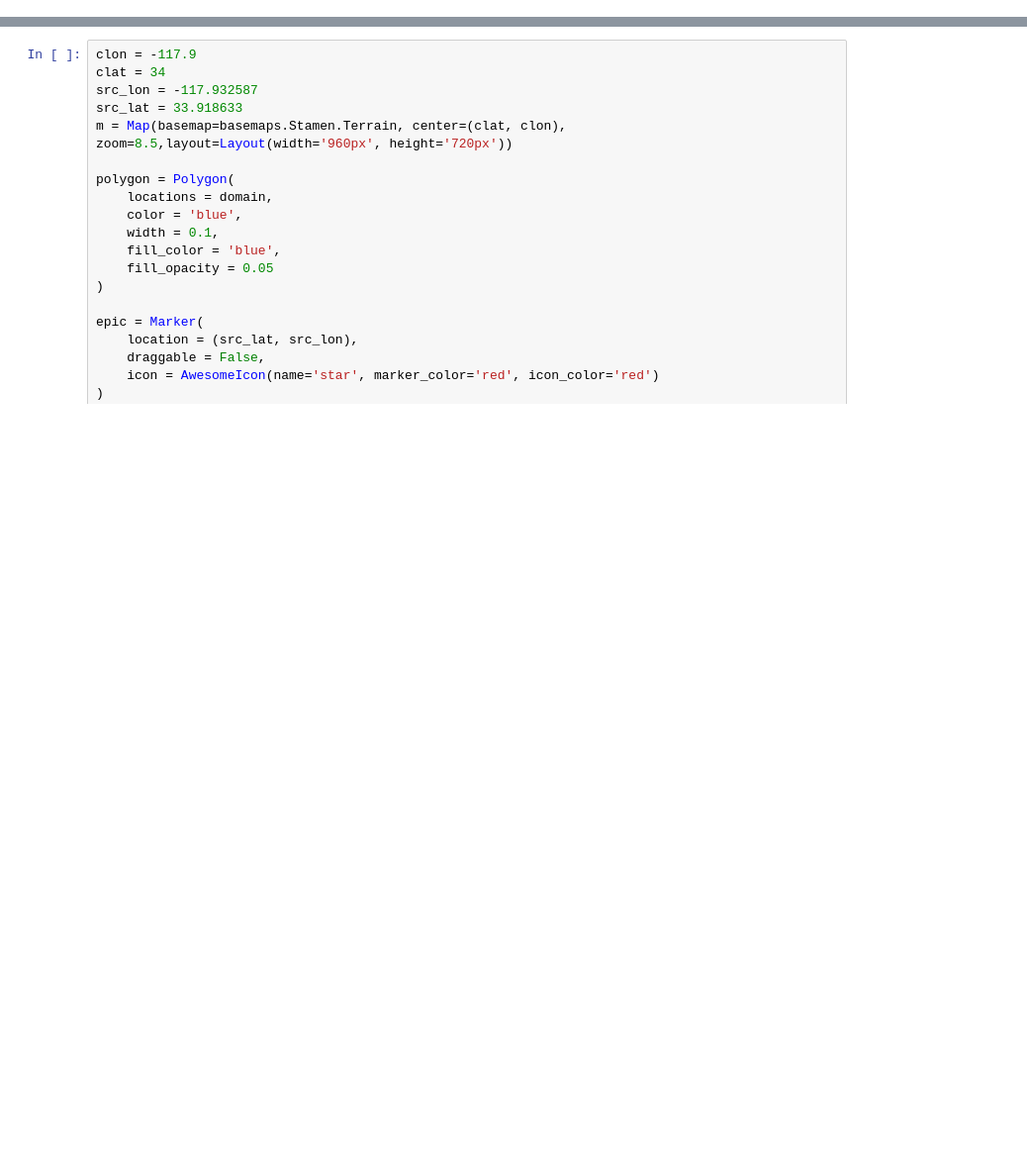
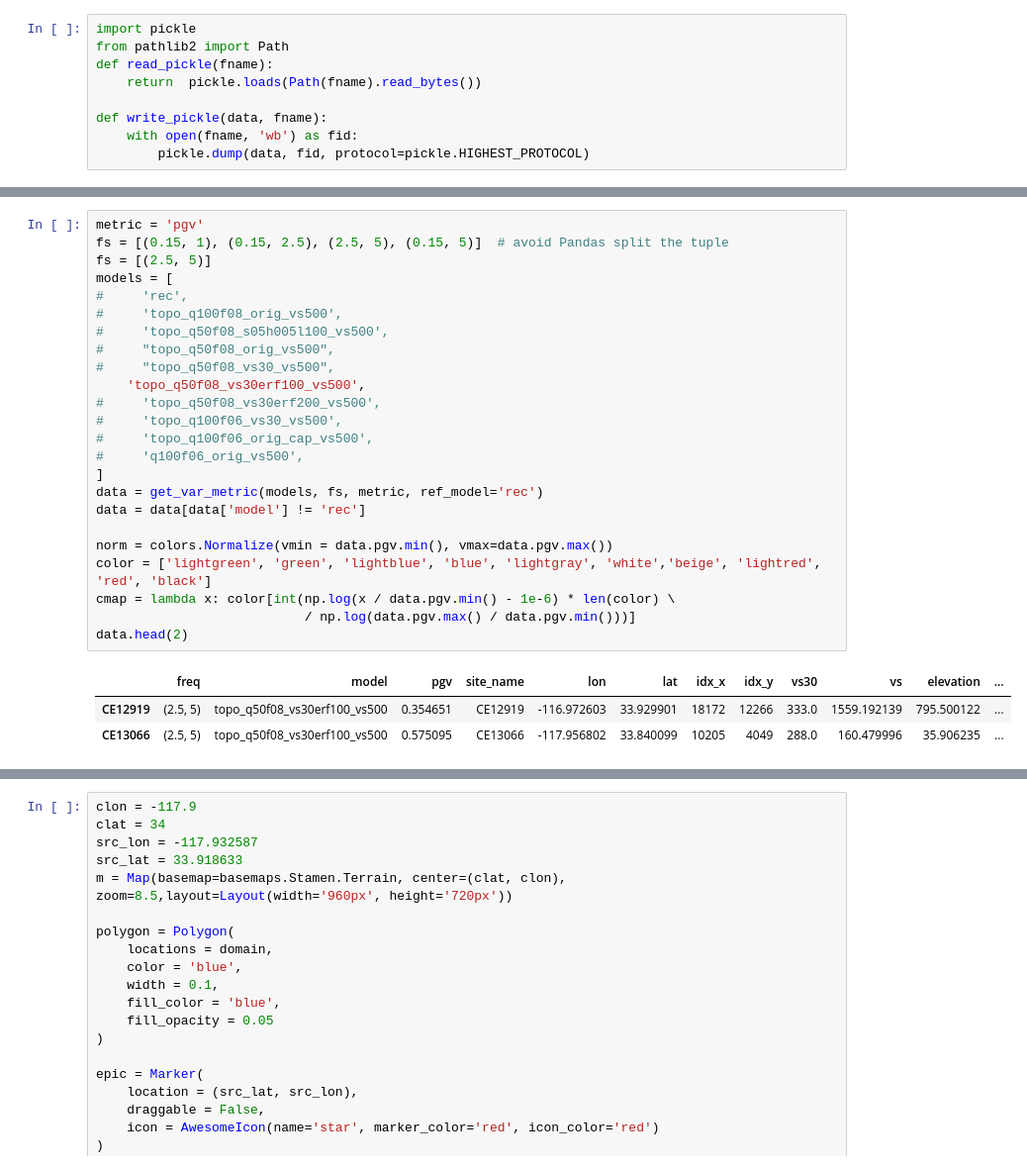
Before and after one commit to hzfmer/summit_work, a Jupyter notebook: high_f/la_habra_large_100120/Plot_all_aftershocks.ipynb, the cells around one changed output, grey strips where cells are left out. Shown at 99% size. Saved outputs shown, nothing was run; the diff lists cells and outputs as text; blank space fills up the shorter version.

```diff
--- a/high_f/la_habra_large_100120/Plot_all_aftershocks.ipynb
+++ b/high_f/la_habra_large_100120/Plot_all_aftershocks.ipynb
@@ -11,3 +16,12 @@ from ipywidgets import Layout
+# %%
+import pickle
+from pathlib2 import Path
+def read_pickle(fname):
+    return  pickle.loads(Path(fname).read_bytes())
+
+def write_pickle(data, fname):
+    with open(fname, 'wb') as fid:
+        pickle.dump(data, fid, protocol=pickle.HIGHEST_PROTOCOL)
 # %%
 domain = np.genfromtxt('../cvm/borders_large.txt')
 domain = np.flip(domain, axis=1)
@@ -24,0 +84,28 @@ print(sites.head())
+# %%
+metric = 'pgv'
+fs = [(0.15, 1), (0.15, 2.5), (2.5, 5), (0.15, 5)]  # avoid Pandas split the tuple
+fs = [(2.5, 5)]
+models = [
+#     'rec',
+#     'topo_q100f08_orig_vs500',
+#     'topo_q50f08_s05h005l100_vs500',
+#     "topo_q50f08_orig_vs500",
+#     "topo_q50f08_vs30_vs500",
+    'topo_q50f08_vs30erf100_vs500',
+#     'topo_q50f08_vs30erf200_vs500',
+#     'topo_q100f06_vs30_vs500',
+#     'topo_q100f06_orig_cap_vs500',
+#     'q100f06_orig_vs500',
+]
+data = get_var_metric(models, fs, metric, ref_model='rec')
+data = data[data['model'] != 'rec']
+
+norm = colors.Normalize(vmin = data.pgv.min(), vmax=data.pgv.max())
+color = ['lightgreen', 'green', 'lightblue', 'blue', 'lightgray', 'white','beige', 'lightred', 'red', 'black']
+cmap = lambda x: color[int(np.log(x / data.pgv.min() - 1e-6) * len(color) \
+                           / np.log(data.pgv.max() / data.pgv.min()))]
+data.head(2)
+# %% [output]
+|  | freq | model | pgv | site_name | lon | lat | idx_x | idx_y | vs30 | vs | elevation | ... |
+| CE12919 | (2.5, 5) | topo_q50f08_vs30erf100_vs500 | 0.354651 | CE12919 | -116.972603 | 33.929901 | 18172 | 12266 | 333.0 | 1559.192139 | 795.500122 | ... |
+| CE13066 | (2.5, 5) | topo_q50f08_vs30erf100_vs500 | 0.575095 | CE13066 | -117.956802 | 33.840099 | 10205 | 4049 | 288.0 | 160.479996 | 35.906235 | ... |
```
Also changed, not shown: parts of 7 cells of this notebook, 25 other files.
